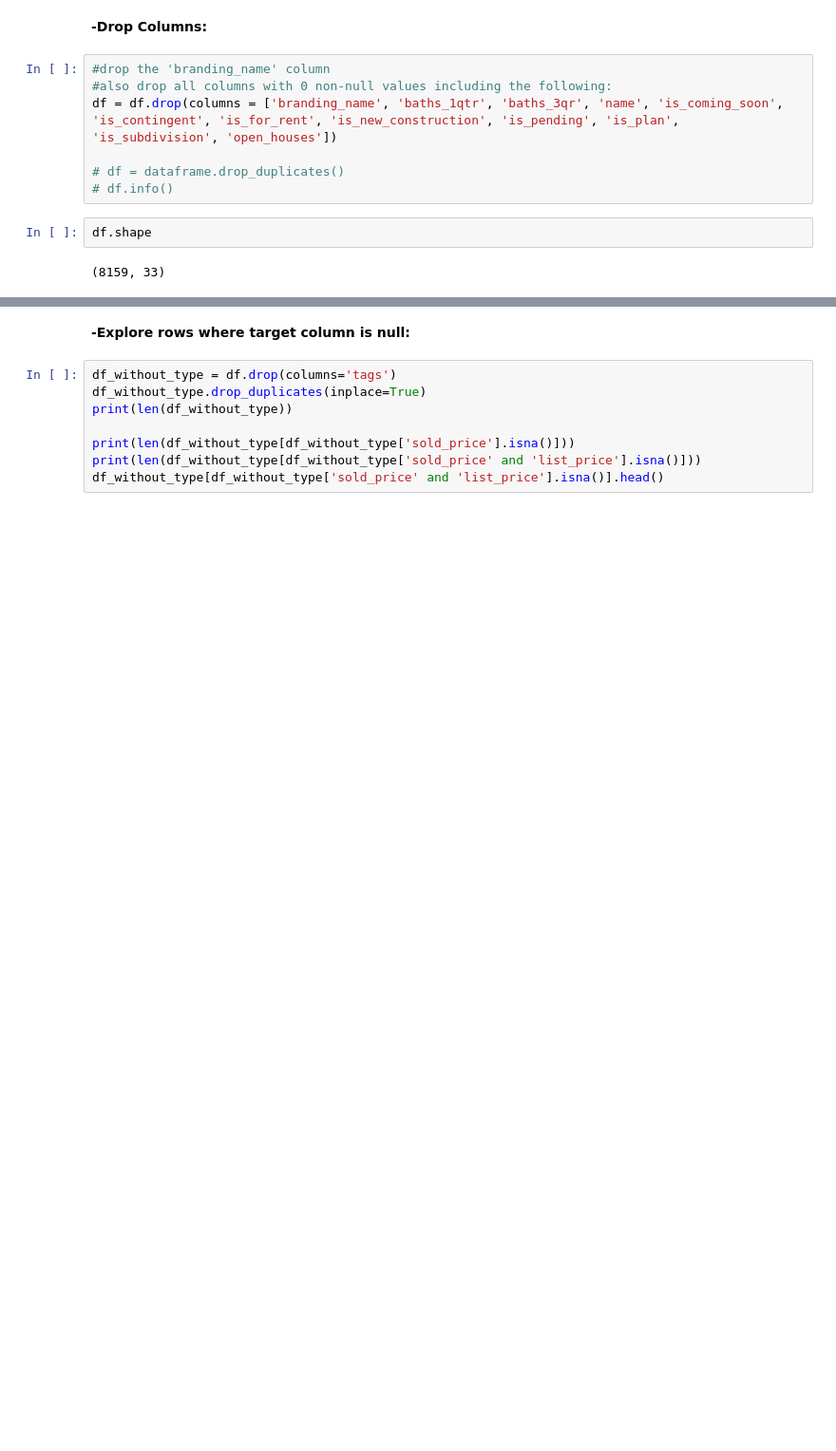
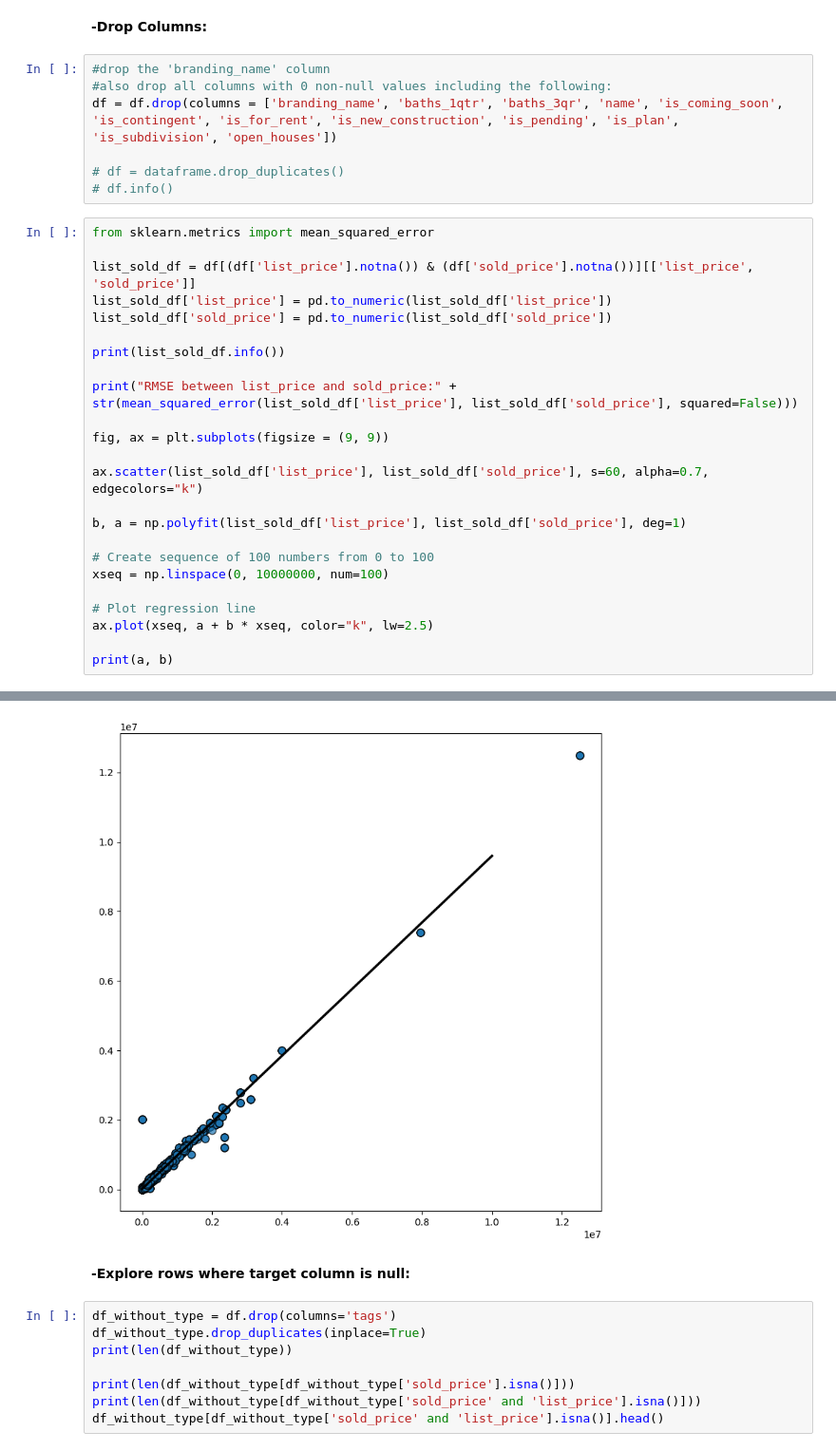
Before and after one commit to tylanoflynn/supervised_learning, a Jupyter notebook: notebooks/EDA.ipynb, the cells around one changed output, grey strips where cells are left out. Shown at 95% size. Saved outputs shown, nothing was run; the diff lists cells and outputs as text; blank space fills up the shorter version.

Commit message:
Added scatterplot for list_price vs sold_price to EDA

```diff
--- a/notebooks/EDA.ipynb
+++ b/notebooks/EDA.ipynb
@@ -163,7 +163,28 @@ df = df.drop(columns = ['branding_name', 'baths_1qtr', 'baths_3qr', 'name', 'is_
 
 # df = dataframe.drop_duplicates()
 # df.info()
-# %%
-df.shape
-# %% [output]
-(8159, 33)
+# %%
+from sklearn.metrics import mean_squared_error
+
+list_sold_df = df[(df['list_price'].notna()) & (df['sold_price'].notna())][['list_price', 'sold_price']]
+list_sold_df['list_price'] = pd.to_numeric(list_sold_df['list_price'])
+list_sold_df['sold_price'] = pd.to_numeric(list_sold_df['sold_price'])
+
+print(list_sold_df.info())
+
+print("RMSE between list_price and sold_price:" + str(mean_squared_error(list_sold_df['list_price'], list_sold_df['sold_price'], squared=False)))
+
+fig, ax = plt.subplots(figsize = (9, 9))
+
+ax.scatter(list_sold_df['list_price'], list_sold_df['sold_price'], s=60, alpha=0.7, edgecolors="k")
+
+b, a = np.polyfit(list_sold_df['list_price'], list_sold_df['sold_price'], deg=1)
+
+# Create sequence of 100 numbers from 0 to 100
+xseq = np.linspace(0, 10000000, num=100)
+
+# Plot regression line
+ax.plot(xseq, a + b * xseq, color="k", lw=2.5)
+
+print(a, b)
+# %% [output]
@@ -170,3 +203,4 @@ df.shape
+[figure, added]
 # %% [markdown]
 **-Explore rows where target column is null:**
 # %%
```
Also changed, not shown: parts of 2 cells of this notebook.
